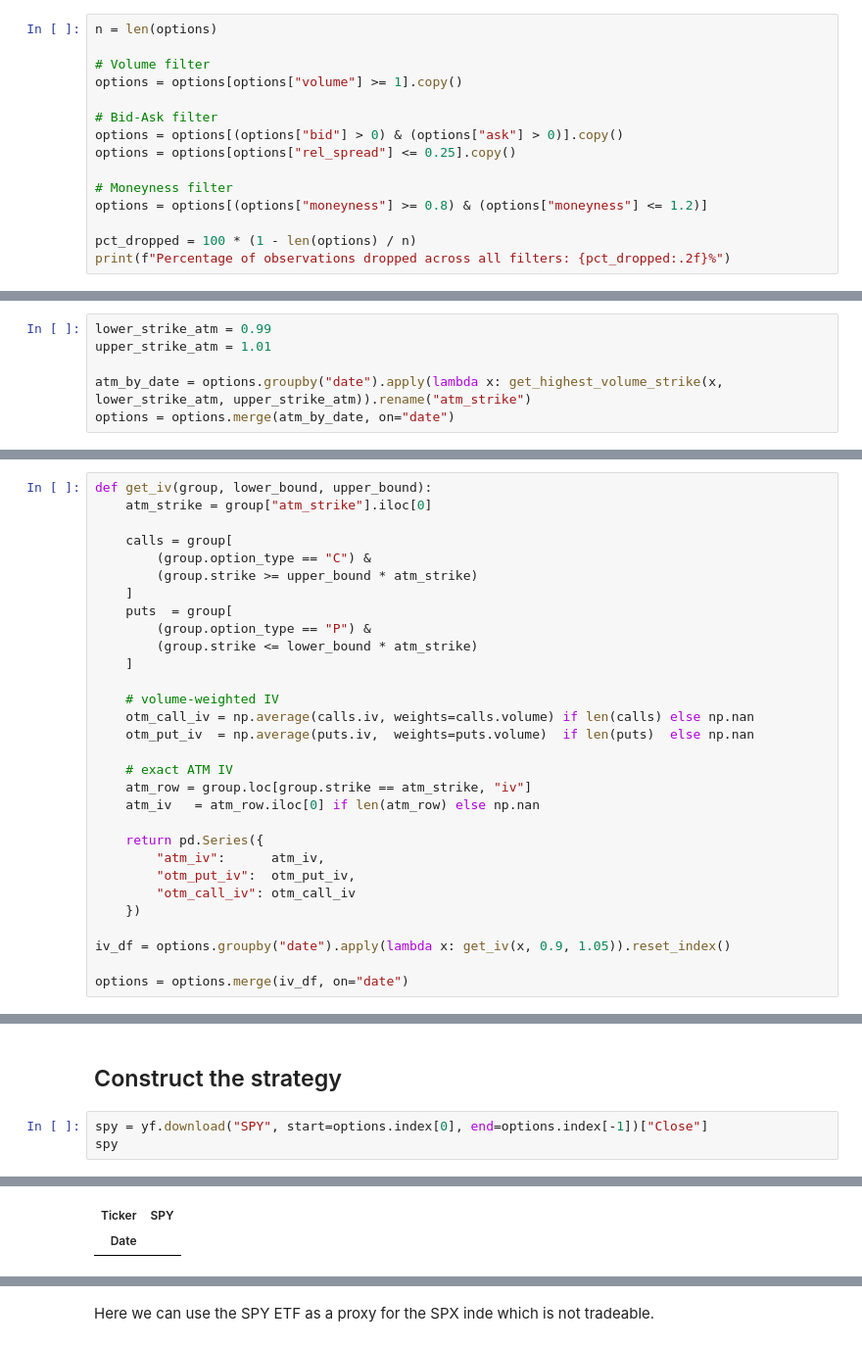
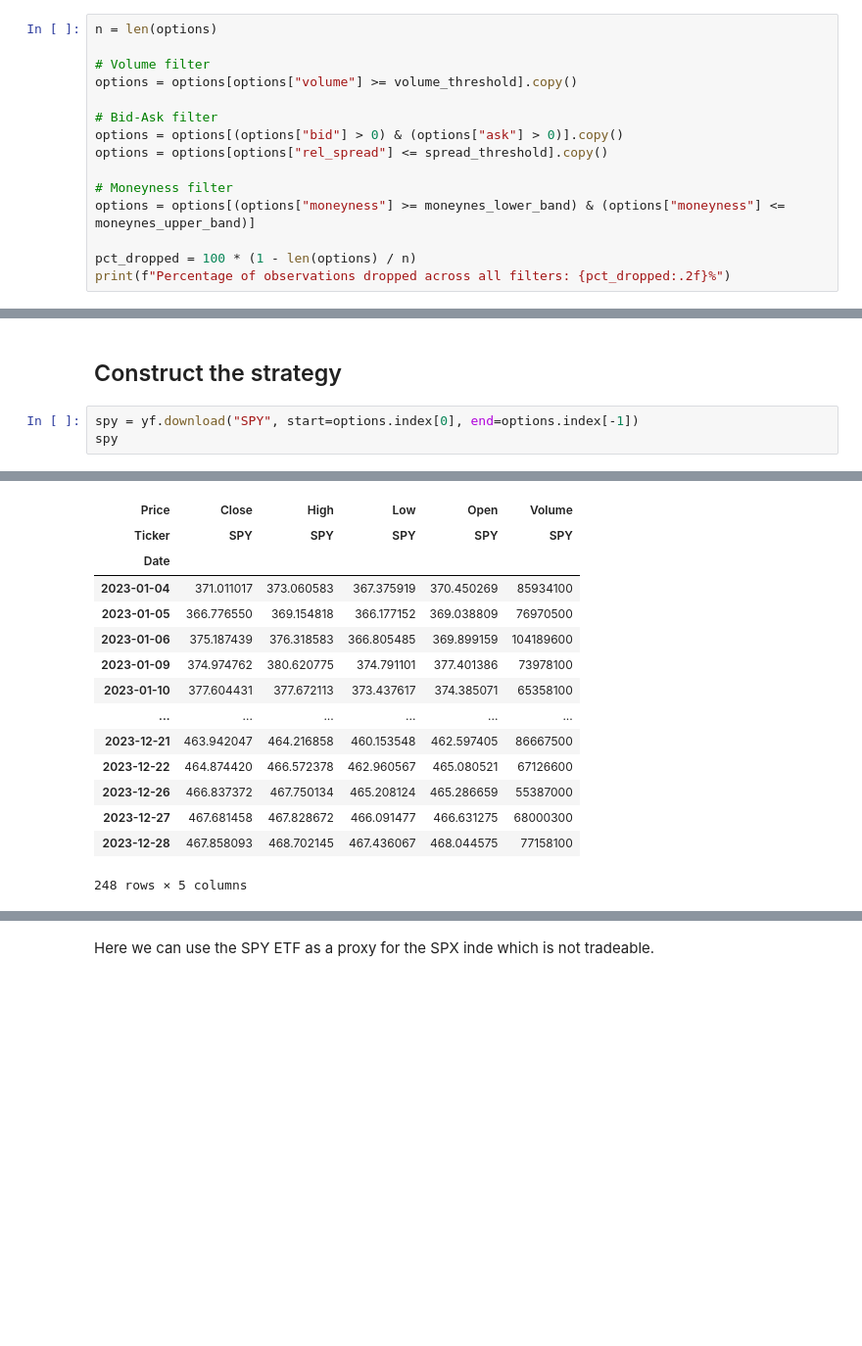
Before and after one commit to anthonymakarewicz/volatility-trading, a Jupyter notebook: skew_trading.ipynb, the cells around one changed output, grey strips where cells are left out. Shown at 98% size. Drawn from its saved outputs; the diff is of its cells as text; blank space fills up the shorter version.

```diff
--- a/skew_trading.ipynb
+++ b/skew_trading.ipynb
@@ -284,14 +214,14 @@ We observe that average volume for OTM Calls drops sharply beyond a moneyness of
 n = len(options)
 
 # Volume filter
-options = options[options["volume"] >= 1].copy()
+options = options[options["volume"] >= volume_threshold].copy()
 
 # Bid-Ask filter
 options = options[(options["bid"] > 0) & (options["ask"] > 0)].copy()
-options = options[options["rel_spread"] <= 0.25].copy()
+options = options[options["rel_spread"] <= spread_threshold].copy()
 
 # Moneyness filter
-options = options[(options["moneyness"] >= 0.8) & (options["moneyness"] <= 1.2)]
+options = options[(options["moneyness"] >= moneynes_lower_band) & (options["moneyness"] <= moneynes_upper_band)]
 
 pct_dropped = 100 * (1 - len(options) / n)
 print(f"Percentage of observations dropped across all filters: {pct_dropped:.2f}%")
@@ -335,6 +229,0 @@ def get_highest_volume_strike(group, lower_bound, upper_bound, min_volume=1):
-# %%
-lower_strike_atm = 0.99
-upper_strike_atm = 1.01
-
-atm_by_date = options.groupby("date").apply(lambda x: get_highest_volume_strike(x, lower_strike_atm, upper_strike_atm)).rename("atm_strike")
-options = options.merge(atm_by_date, on="date")
@@ -442,30 +229,0 @@ Those strike values ensure that we can execute the strategy on the most liquid o
-# %%
-def get_iv(group, lower_bound, upper_bound):
-    atm_strike = group["atm_strike"].iloc[0]
-
-    calls = group[
-        (group.option_type == "C") &
-        (group.strike >= upper_bound * atm_strike)
-    ]
-    puts  = group[
-        (group.option_type == "P") &
-        (group.strike <= lower_bound * atm_strike)
-    ]
-
-    # volume-weighted IV
-    otm_call_iv = np.average(calls.iv, weights=calls.volume) if len(calls) else np.nan
-    otm_put_iv  = np.average(puts.iv,  weights=puts.volume)  if len(puts)  else np.nan
-
-    # exact ATM IV
-    atm_row = group.loc[group.strike == atm_strike, "iv"]
-    atm_iv   = atm_row.iloc[0] if len(atm_row) else np.nan
-
-    return pd.Series({
-        "atm_iv":      atm_iv,
-        "otm_put_iv":  otm_put_iv,
-        "otm_call_iv": otm_call_iv
-    })
-
-iv_df = options.groupby("date").apply(lambda x: get_iv(x, 0.9, 1.05)).reset_index()
-
-options = options.merge(iv_df, on="date")
@@ -510,7 +452,7 @@ See the caveats in the documentation: https://pandas.pydata.org/pandas-docs/stab
 # %% [markdown]
 ## Construct the strategy
 # %%
-spy = yf.download("SPY", start=options.index[0], end=options.index[-1])["Close"]
+spy = yf.download("SPY", start=options.index[0], end=options.index[-1])
 spy
 # %% [output]
 [*********************100%***********************]  1 of 1 completed
@@ -520,3 +459,16 @@ spy
-| Ticker | SPY |
-| Date |  |
+| Price | Close | High | Low | Open | Volume |
+| Ticker | SPY | SPY | SPY | SPY | SPY |
+| Date |  |  |  |  |  |
+| 2023-01-04 | 371.011017 | 373.060583 | 367.375919 | 370.450269 | 85934100 |
+| 2023-01-05 | 366.776550 | 369.154818 | 366.177152 | 369.038809 | 76970500 |
+| 2023-01-06 | 375.187439 | 376.318583 | 366.805485 | 369.899159 | 104189600 |
+| 2023-01-09 | 374.974762 | 380.620775 | 374.791101 | 377.401386 | 73978100 |
+| 2023-01-10 | 377.604431 | 377.672113 | 373.437617 | 374.385071 | 65358100 |
+| ... | ... | ... | ... | ... | ... |
+| 2023-12-21 | 463.942047 | 464.216858 | 460.153548 | 462.597405 | 86667500 |
+| 2023-12-22 | 464.874420 | 466.572378 | 462.960567 | 465.080521 | 67126600 |
+| 2023-12-26 | 466.837372 | 467.750134 | 465.208124 | 465.286659 | 55387000 |
+| 2023-12-27 | 467.681458 | 467.828672 | 466.091477 | 466.631275 | 68000300 |
+| 2023-12-28 | 467.858093 | 468.702145 | 467.436067 | 468.044575 | 77158100 |
+248 rows × 5 columns
 # %%
```
Also changed, not shown: parts of 59 cells of this notebook, 1 other file.
